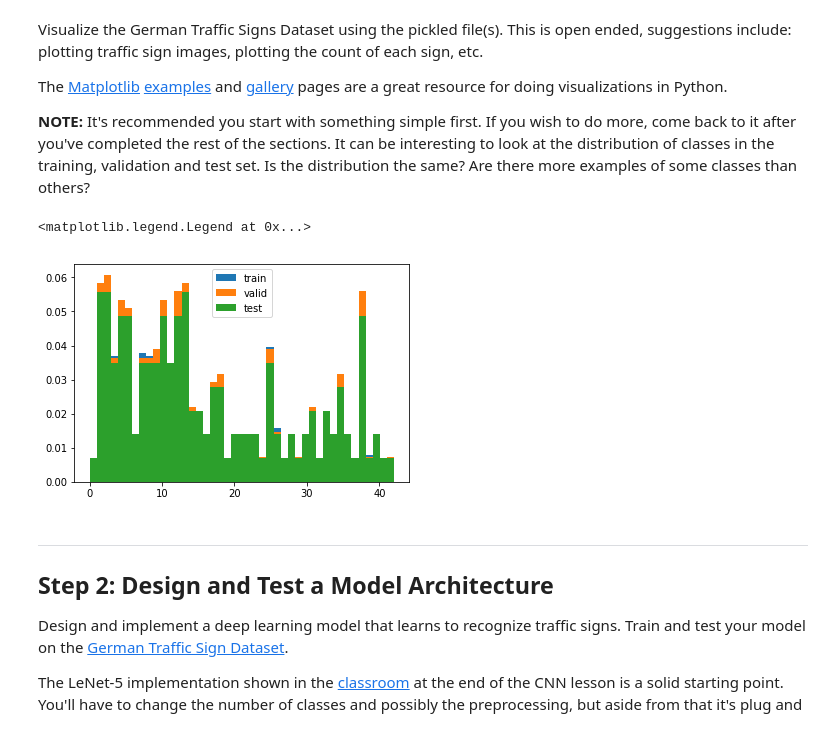
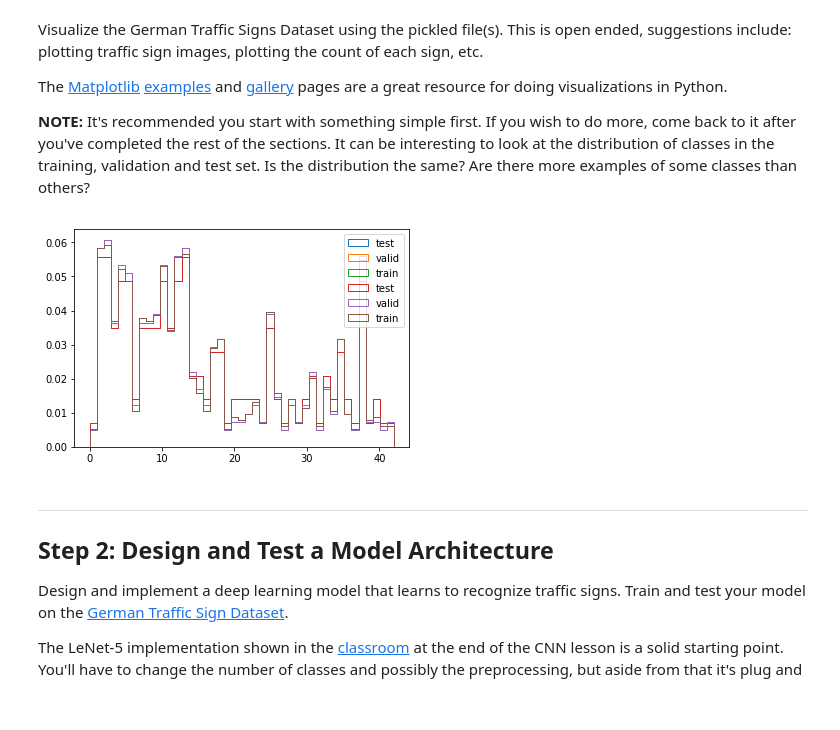
Before and after one commit to jacobnzw/CarND-Traffic-Sign-Classifier-Project, a Jupyter notebook: Traffic_Sign_Classifier.ipynb, the cells around one changed output. Saved outputs shown, nothing was run; the diff lists cells and outputs as text; code cells hidden in the pictures.

```diff
--- a/Traffic_Sign_Classifier.ipynb
+++ b/Traffic_Sign_Classifier.ipynb
@@ -109,15 +108,15 @@ The [Matplotlib](http://matplotlib.org/) [examples](http://matplotlib.org/exampl
 # %%
 ### Data exploration visualization code goes here.
 
 # Histograms of the train/validation/test sets
-opt = {'bins': n_classes, 'density': True}
+opt = {'bins': n_classes, 'density': True, 'histtype': 'step'}
+a = plt.hist(y_test.T, label='test', **opt)
+a = plt.hist(y_valid.T, label='valid', **opt)
 a = plt.hist(y_train.T, label='train', **opt)
-a = plt.hist(y_valid.T, label='valid', **opt)
-a = plt.hist(y_test.T, label='test', **opt)
+
 plt.legend()
 # %% [output]
-<matplotlib.legend.Legend at 0x...>
-[figure, old version]
+[figure, new version]
 # %% [markdown]
 ----
 
```
Also changed, not shown: parts of 8 cells of this notebook, 5 other files.
